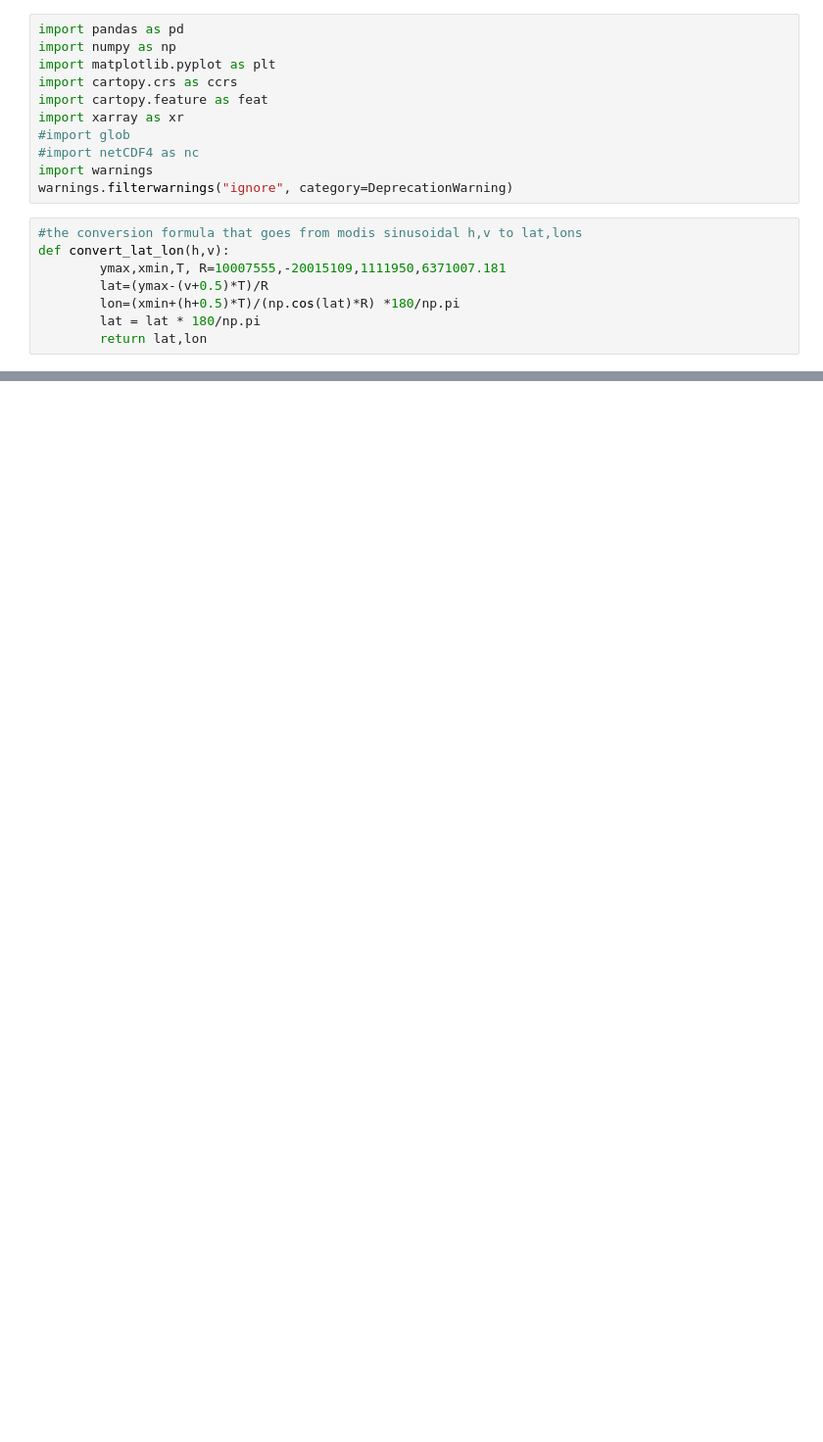
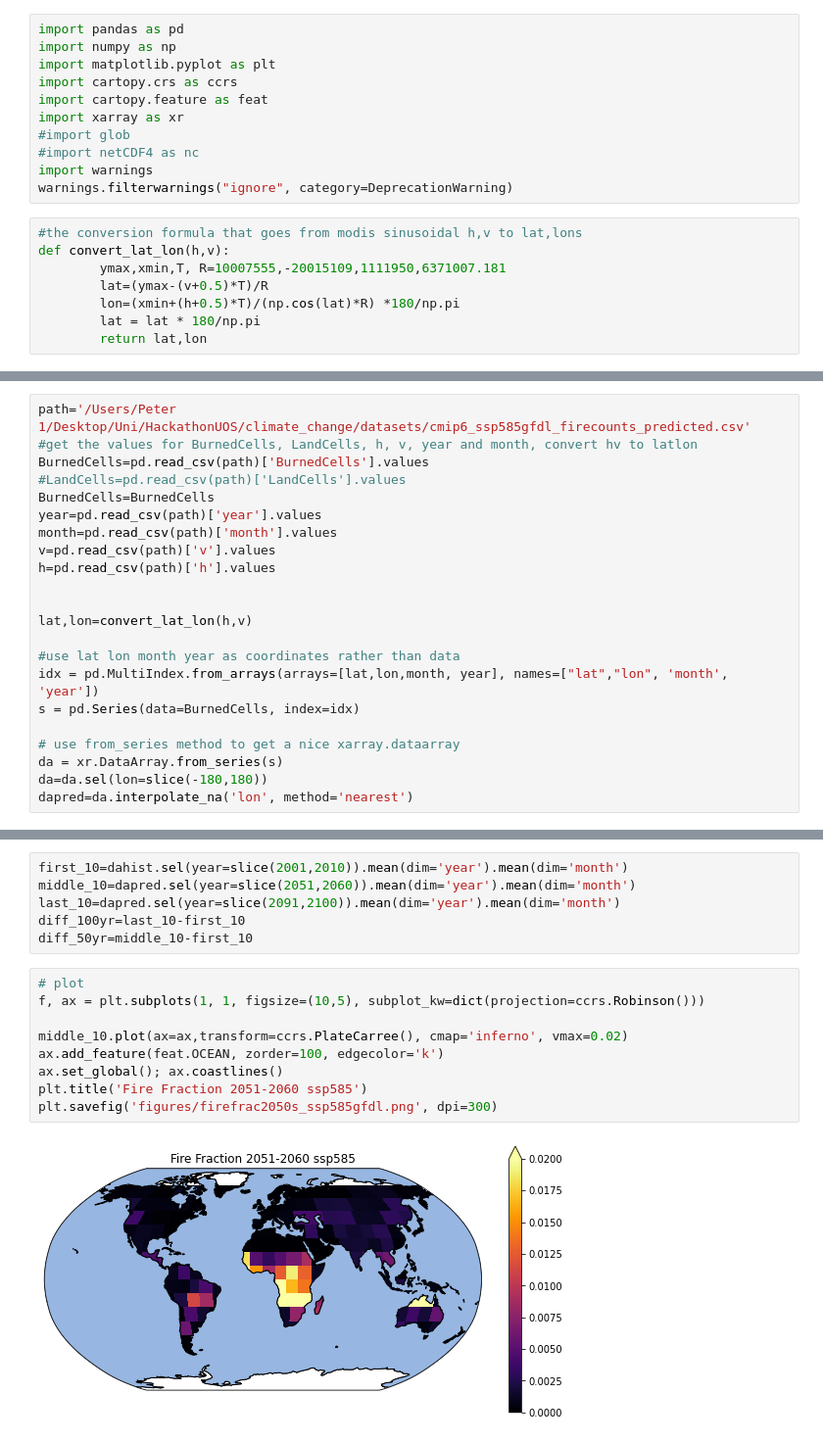
Before and after one commit to michael-ra/climate_change, a Jupyter notebook: data_visualisation.ipynb, the cells around one changed output, grey strips where cells are left out. Shown at 98% size. Drawn from its saved outputs; the diff is of its cells as text; blank space fills up the shorter version.

```diff
--- a/data_visualisation.ipynb
+++ b/data_visualisation.ipynb
@@ -42,0 +62,22 @@ da=da.interpolate_na('lon', method='linear')
+# %%
+path='/Users/Peter 1/Desktop/Uni/HackathonUOS/climate_change/datasets/cmip6_ssp585gfdl_firecounts_predicted.csv'
+#get the values for BurnedCells, LandCells, h, v, year and month, convert hv to latlon
+BurnedCells=pd.read_csv(path)['BurnedCells'].values
+#LandCells=pd.read_csv(path)['LandCells'].values
+BurnedCells=BurnedCells
+year=pd.read_csv(path)['year'].values
+month=pd.read_csv(path)['month'].values
+v=pd.read_csv(path)['v'].values
+h=pd.read_csv(path)['h'].values
+
+
+lat,lon=convert_lat_lon(h,v)
+
+#use lat lon month year as coordinates rather than data
+idx = pd.MultiIndex.from_arrays(arrays=[lat,lon,month, year], names=["lat","lon", 'month', 'year'])
+s = pd.Series(data=BurnedCells, index=idx)
+
+# use from_series method to get a nice xarray.dataarray
+da = xr.DataArray.from_series(s)
+da=da.sel(lon=slice(-180,180))
+dapred=da.interpolate_na('lon', method='nearest')
@@ -52,0 +136,17 @@ ax.set_global(); ax.coastlines()
+# %%
+first_10=dahist.sel(year=slice(2001,2010)).mean(dim='year').mean(dim='month')
+middle_10=dapred.sel(year=slice(2051,2060)).mean(dim='year').mean(dim='month')
+last_10=dapred.sel(year=slice(2091,2100)).mean(dim='year').mean(dim='month')
+diff_100yr=last_10-first_10
+diff_50yr=middle_10-first_10
+# %%
+# plot
+f, ax = plt.subplots(1, 1, figsize=(10,5), subplot_kw=dict(projection=ccrs.Robinson()))
+
+middle_10.plot(ax=ax,transform=ccrs.PlateCarree(), cmap='inferno', vmax=0.02)
+ax.add_feature(feat.OCEAN, zorder=100, edgecolor='k')
+ax.set_global(); ax.coastlines()
+plt.title('Fire Fraction 2051-2060 ssp585')
+plt.savefig('figures/firefrac2050s_ssp585gfdl.png', dpi=300)
+# %% [output]
+[figure, added]
```
Also changed, not shown: parts of 14 cells of this notebook, 15 other files.
